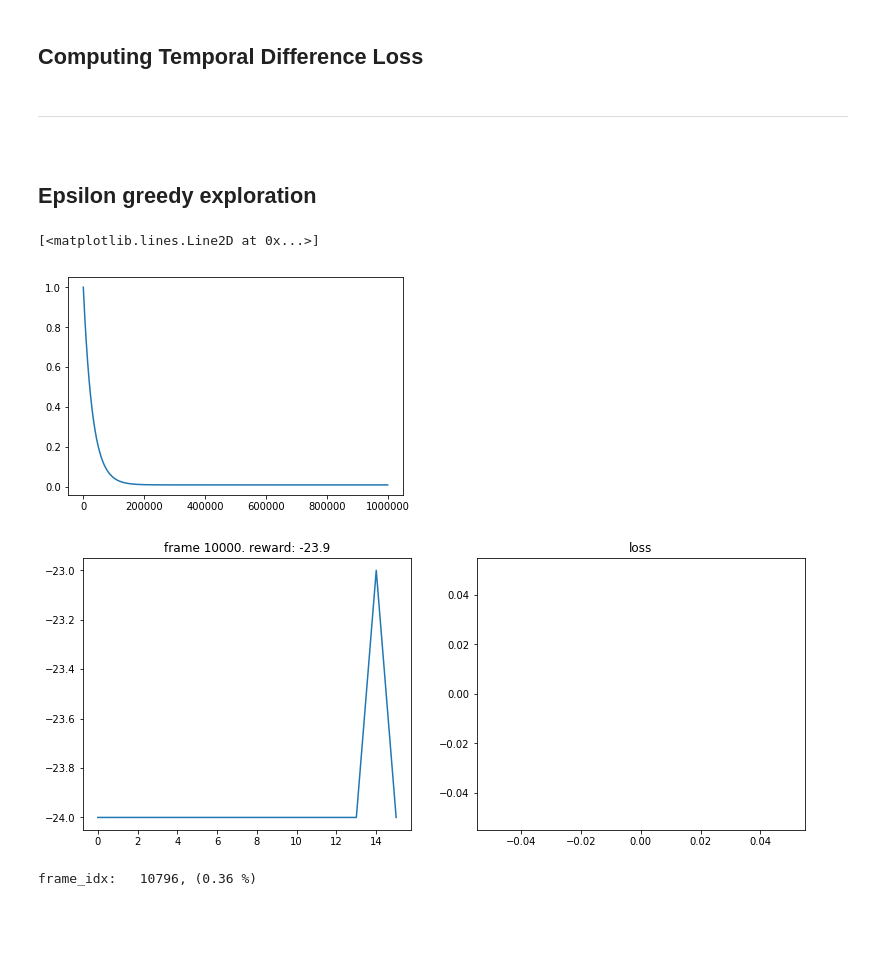
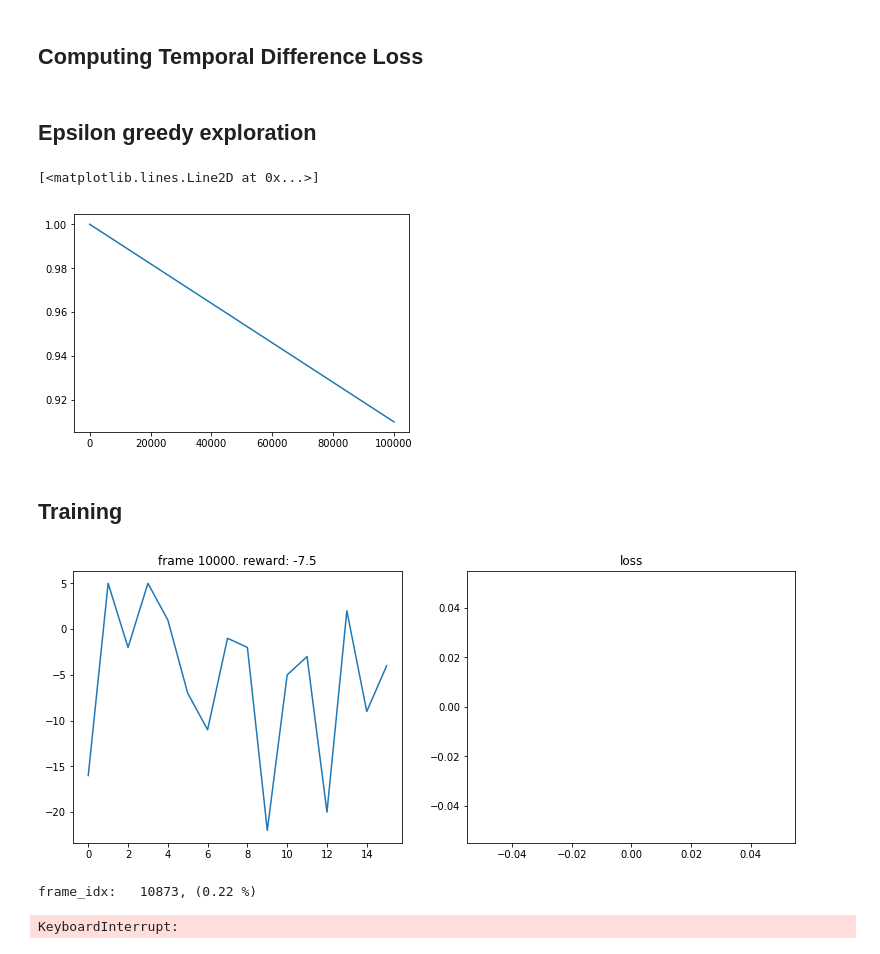
Before and after one commit to higgsfield/RL-Adventure, a Jupyter notebook: epsilon/epsilon_tennis.ipynb, the cells around one changed output. Saved outputs shown, nothing was run; the diff lists cells and outputs as text; code cells hidden in the pictures; blank space fills up the shorter version.

```diff
--- a/epsilon/epsilon_tennis.ipynb
+++ b/epsilon/epsilon_tennis.ipynb
@@ -61,3 +146,8 @@ class ReplayBuffer(object):
+# %%
+def update_target(current_model, target_model):
+    target_model.load_state_dict(current_model.state_dict())
+# %%
+update_target(current_model, target_model)
 # %% [markdown]
 <h2>Computing Temporal Difference Loss</h2>
 # %%
@@ -70,8 +160,8 @@ def compute_td_loss(batch_size):
     reward     = Variable(torch.FloatTensor(reward))
     done       = Variable(torch.FloatTensor(done))
 
-    q_values      = model(state)
-    next_q_values = model(next_state)
+    q_values      = current_model(state)
+    next_q_values = target_model(next_state)
 
     q_value          = q_values.gather(1, action.unsqueeze(1)).squeeze(1)
     next_q_value     = next_q_values.max(1)[0]
@@ -98,2 +176,0 @@ def plot(frame_idx, rewards, losses):
-# %% [markdown]
-<p><hr></p>
@@ -171,15 +181,17 @@ epsilon_start = cfg.EPSILON_START
 epsilon_final = cfg.EPSILON_FINAL
 epsilon_decay = cfg.EPSILON_DECAY
 
-epsilon_by_frame = lambda frame_idx: epsilon_final + (epsilon_start - epsilon_final) * math.exp(-1. * frame_idx / epsilon_decay)
-plt.plot([epsilon_by_frame(i) for i in range(1000000)])
+epsilon_by_frame = lambda frame_idx: max(epsilon_start - (epsilon_start - epsilon_final) * (frame_idx / epsilon_decay), epsilon_final)
+plt.plot([epsilon_by_frame(i) for i in range(100000)])
 # %% [output]
 [<matplotlib.lines.Line2D at 0x...>]
-[figure, old version]
+[figure, new version]
 # %%
 def entropy(p):
     p1 = np.exp(p) / np.sum(np.exp(p))
     return -sum(p1*np.log(p1))
+# %% [markdown]
+<h2> Training </h2>
 # %%
 num_frames = cfg.NUM_FRAMES
 batch_size = cfg.BATCH_SIZE
@@ -199,44 +211,44 @@ episode_q_val = []
 state = env.reset()
 for frame_idx in range(1, num_frames + 1):
     epsilon = epsilon_by_frame(frame_idx)
-    action = model.act(state, epsilon)
+    action = current_model.act(state, epsilon)
 
     if episode % 20 == 0:
-        q_values = model.predict(state).data.cpu().numpy()[0]
-
+        q_values = current_model.predict(state).data.cpu().numpy()[0]
         episode_state.append(state)
         episode_q_val.append(q_values)
 
     next_state, reward, done, _ = env.step(action)
     replay_buffer.push(state, action, reward, next_state, done)
 
     state = next_state
     episode_reward += reward
 
     if done:
         state = env.reset()
         all_rewards.append(episode_reward)
         episode_reward = 0
         if episode % 20 == 0:
             state_traj.append(episode_state)
             q_value_traj.append(episode_q_val)
 
         episode += 1
         episode_state = []
         episode_q_val = []
-        episode_q_entropy = []
 
     if len(replay_buffer) > replay_initial:
         loss = compute_td_loss(batch_size)
         losses.append(loss.item())
 
     if frame_idx % 10000 == 0:
         plot(frame_idx, all_rewards, losses)
+        update_target(current_model, target_model)
 
     print('\rframe_idx: %7d, (%.2f %%)' %(frame_idx, frame_idx/num_frames*100), end='')
 # %% [output]
-[figure, old version]
+[figure, new version]
-frame_idx:   10796, (0.36 %)
+frame_idx:   10873, (0.22 %)
+KeyboardInterrupt:
 # %%
 from common.save_file import *
 
```
Also changed, not shown: parts of 9 cells of this notebook, 21 other files.
